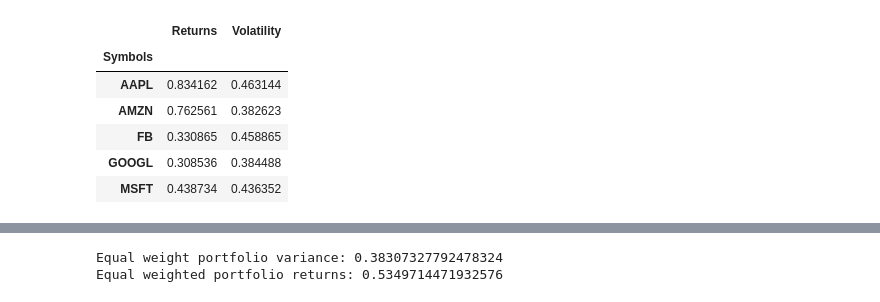
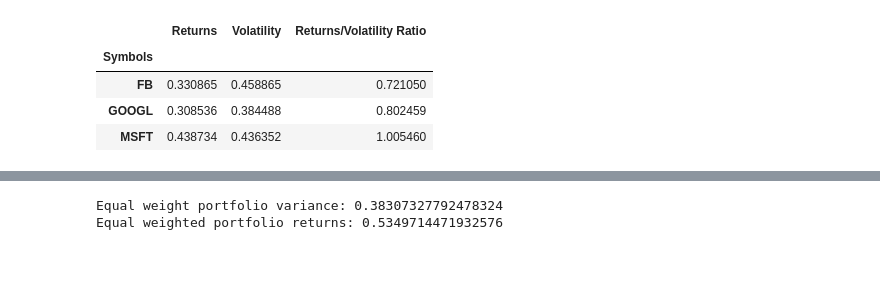
Before and after one commit to LawXie/Fin-Port-Optimizer, a Jupyter notebook: Portfolio_Optimizer.ipynb, the cells around one changed output, grey strips where cells are left out. Saved outputs shown, nothing was run; the diff lists cells and outputs as text; code cells hidden in the pictures; blank space fills up the shorter version.

Commit message:
Ratio added

```diff
--- a/Portfolio_Optimizer.ipynb
+++ b/Portfolio_Optimizer.ipynb
@@ -53,18 +53,20 @@ ann_sd_ew = ann_sd_ew*np.sqrt(250)
 
 ann_sd_ew_ind = np.sqrt(port_var_ind)
 ann_sd_ew_ind = ann_sd_ew_ind*np.sqrt(250)
+
+#ratio
+RV_ratio = ind_er/ann_sd_ew_ind
 # %%
-assets = pd.concat([ind_er, ann_sd_ew_ind], axis=1) # Creating a table for visualising returns and volatility of assets
-assets.columns = ['Returns', 'Volatility']
-assets
+assets = pd.concat([ind_er,ann_sd_ew_ind,RV_ratio], axis=1) # Creating a table for visualising returns and volatility of assets
+assets.columns = ['Returns', 'Volatility', 'Returns/Volatility Ratio']
-# %% [output]
-|  | Returns | Volatility |
-| Symbols |  |  |
-| AAPL | 0.834162 | 0.463144 |
-| AMZN | 0.762561 | 0.382623 |
-| FB | 0.330865 | 0.458865 |
-| GOOGL | 0.308536 | 0.384488 |
-| MSFT | 0.438734 | 0.436352 |
+# %%
+assets[(assets['Returns/Volatility Ratio']<=1.3)&(assets['Volatility']>=.3)]
+# %% [output]
+|  | Returns | Volatility | Returns/Volatility Ratio |
+| Symbols |  |  |  |
+| FB | 0.330865 | 0.458865 | 0.721050 |
+| GOOGL | 0.308536 | 0.384488 | 0.802459 |
+| MSFT | 0.438734 | 0.436352 | 1.005460 |
 # %%
 p_ret = [] # Define an empty array for portfolio returns
 p_vol = [] # Define an empty array for portfolio volatility
```
Also changed, not shown: parts of 4 cells of this notebook.
